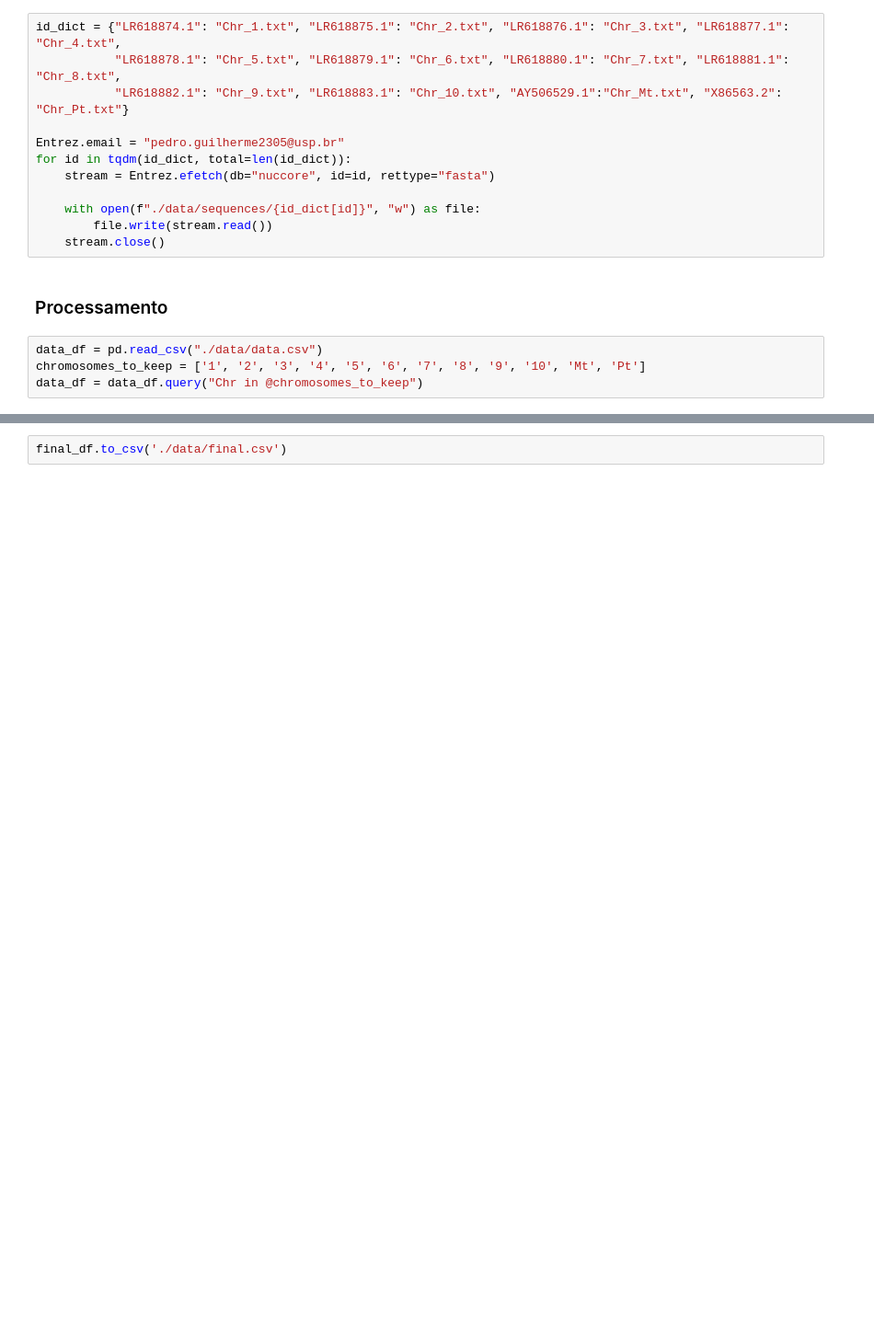
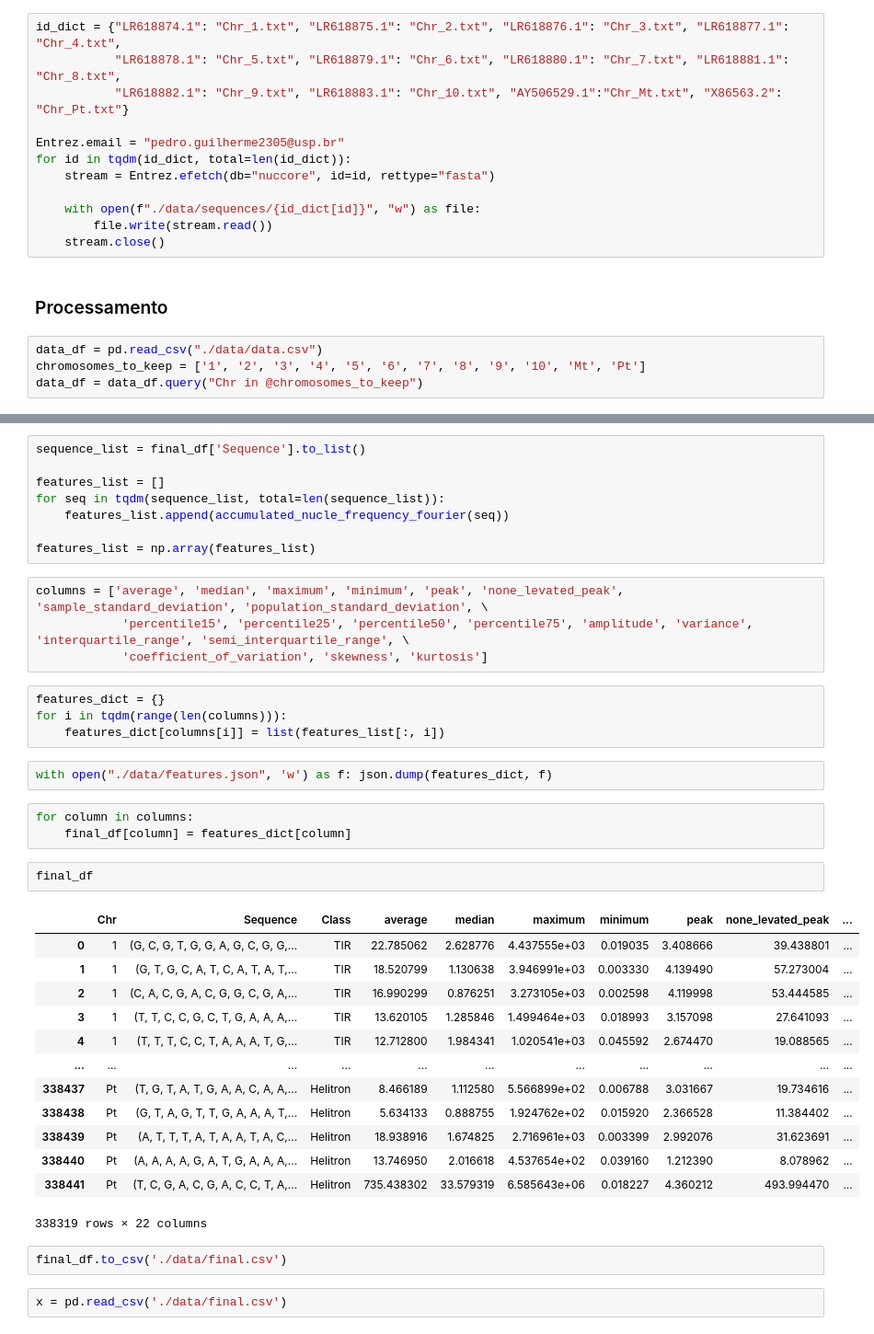
Before and after one commit to PedroVNasc/Trabalho-Bioinfo, a Jupyter notebook: data.ipynb, the cells around one changed output, grey strips where cells are left out. Shown: that part at 92% size. Cells and saved outputs as stored; diff of their text form; blank space fills up the shorter version.

```diff
--- a/data.ipynb
+++ b/data.ipynb
@@ -77,2 +200,41 @@ final_df
+# %%
+sequence_list = final_df['Sequence'].to_list()
+
+features_list = []
+for seq in tqdm(sequence_list, total=len(sequence_list)):
+    features_list.append(accumulated_nucle_frequency_fourier(seq))
+
+features_list = np.array(features_list)
+# %%
+columns = ['average', 'median', 'maximum', 'minimum', 'peak', 'none_levated_peak', 'sample_standard_deviation', 'population_standard_deviation', \
+            'percentile15', 'percentile25', 'percentile50', 'percentile75', 'amplitude', 'variance', 'interquartile_range', 'semi_interquartile_range', \
+            'coefficient_of_variation', 'skewness', 'kurtosis']
+# %%
+features_dict = {}
+for i in tqdm(range(len(columns))):
+    features_dict[columns[i]] = list(features_list[:, i])
+# %%
+with open("./data/features.json", 'w') as f: json.dump(features_dict, f)
+# %%
+for column in columns:
+    final_df[column] = features_dict[column]
+# %%
+final_df
+# %% [output]
+|  | Chr | Sequence | Class | average | median | maximum | minimum | peak | none_levated_peak | ... |
+| 0 | 1 | (G, C, G, T, G, G, A, G, C, G, G,... | TIR | 22.785062 | 2.628776 | 4.437555e+03 | 0.019035 | 3.408666 | 39.438801 | ... |
+| 1 | 1 | (G, T, G, C, A, T, C, A, T, A, T,... | TIR | 18.520799 | 1.130638 | 3.946991e+03 | 0.003330 | 4.139490 | 57.273004 | ... |
+| 2 | 1 | (C, A, C, G, A, C, G, G, C, G, A,... | TIR | 16.990299 | 0.876251 | 3.273105e+03 | 0.002598 | 4.119998 | 53.444585 | ... |
+| 3 | 1 | (T, T, C, C, G, C, T, G, A, A, A,... | TIR | 13.620105 | 1.285846 | 1.499464e+03 | 0.018993 | 3.157098 | 27.641093 | ... |
+| 4 | 1 | (T, T, T, C, C, T, A, A, A, T, G,... | TIR | 12.712800 | 1.984341 | 1.020541e+03 | 0.045592 | 2.674470 | 19.088565 | ... |
+| ... | ... | ... | ... | ... | ... | ... | ... | ... | ... | ... |
+| 338437 | Pt | (T, G, T, A, T, G, A, A, C, A, A,... | Helitron | 8.466189 | 1.112580 | 5.566899e+02 | 0.006788 | 3.031667 | 19.734616 | ... |
+| 338438 | Pt | (G, T, A, G, T, T, G, A, A, A, T,... | Helitron | 5.634133 | 0.888755 | 1.924762e+02 | 0.015920 | 2.366528 | 11.384402 | ... |
+| 338439 | Pt | (A, T, T, T, A, T, A, A, T, A, C,... | Helitron | 18.938916 | 1.674825 | 2.716961e+03 | 0.003399 | 2.992076 | 31.623691 | ... |
+| 338440 | Pt | (A, A, A, A, G, A, T, G, A, A, A,... | Helitron | 13.746950 | 2.016618 | 4.537654e+02 | 0.039160 | 1.212390 | 8.078962 | ... |
+| 338441 | Pt | (T, C, G, A, C, G, A, C, C, T, A,... | Helitron | 735.438302 | 33.579319 | 6.585643e+06 | 0.018227 | 4.360212 | 493.994470 | ... |
+338319 rows × 22 columns
 # %%
 final_df.to_csv('./data/final.csv')
+# %%
+x = pd.read_csv('./data/final.csv')
```
Also changed, not shown: parts of 6 cells of this notebook.
